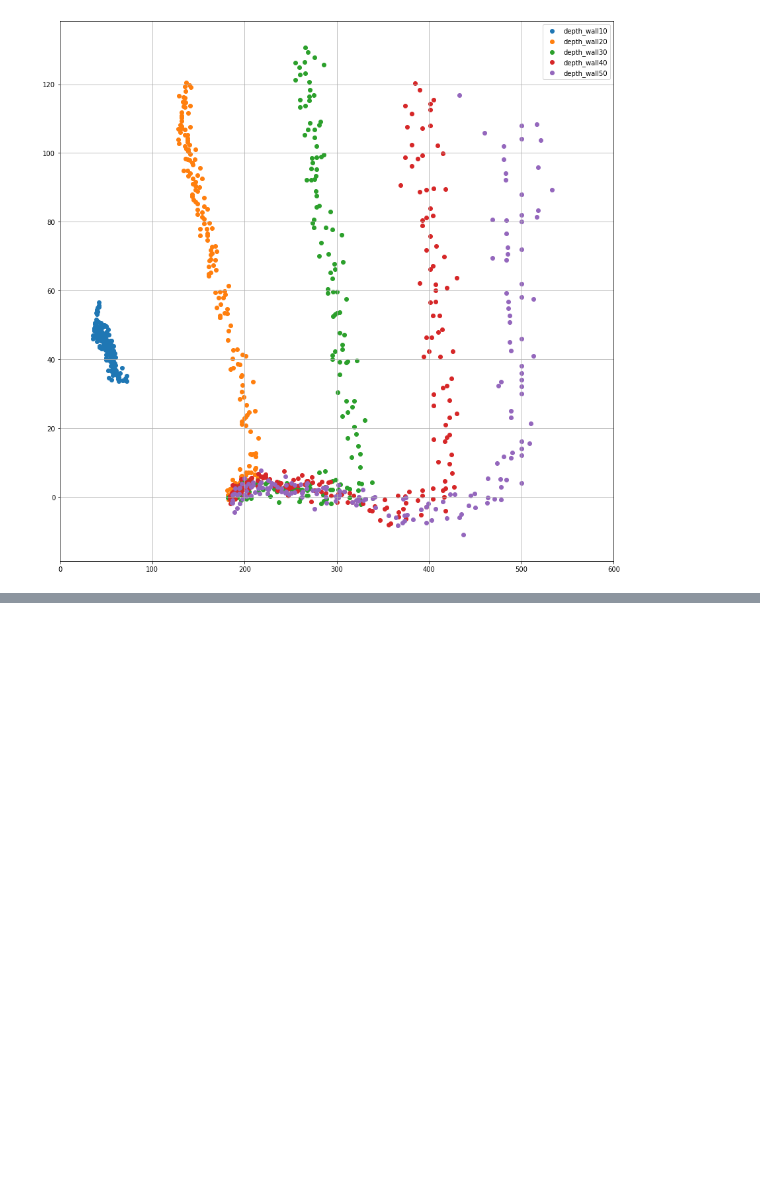
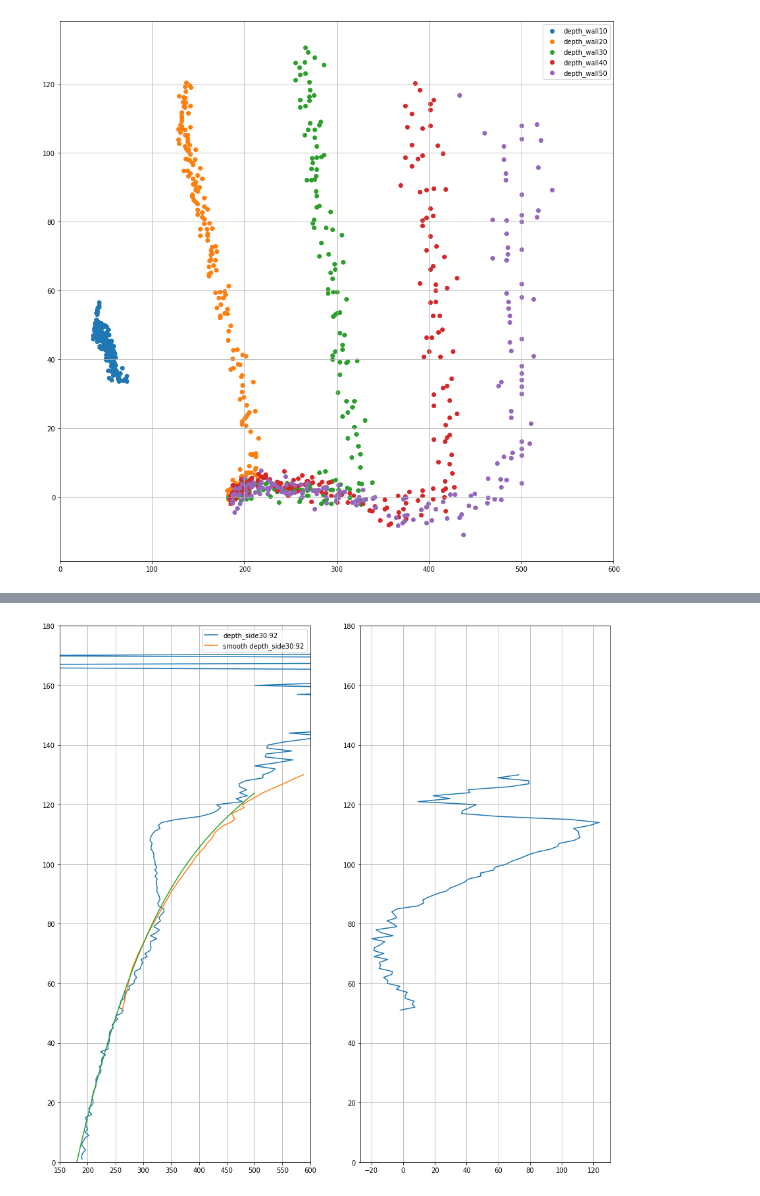
Before and after one commit to dimatoys/srobot, a Jupyter notebook: analysis/camera3.ipynb, the cells around one changed output, grey strips where cells are left out. Saved outputs shown, nothing was run; the diff lists cells and outputs as text; code cells hidden in the pictures; blank space fills up the shorter version.

```diff
--- a/analysis/camera3.ipynb
+++ b/analysis/camera3.ipynb
@@ -53,6 +53,14 @@ def getImage(img):
             v = int((img[x,y] - vmin) * 255 / (vmax - vmin))
             array[y,x] = v
     return Image.fromarray(array)
+
+def getSMatrix(d):
+    size = d * 2 + 1
+    X = np.zeros((size, 2))
+    for i in range(size):
+        X[i,0] = i - d
+        X[i,1] = 1
+    return np.linalg.inv(X.T @ X) @ X.T
 # %%
 from scipy.ndimage import convolve
 from math import *
@@ -478,0 +498,75 @@ plt.show()
+# %%
+from scipy.ndimage import convolve
+from math import *
+
+import matplotlib.pyplot as plt
+plt.rcParams["figure.figsize"] = (15,15)
+fig, ax = plt.subplots(1,2)
+
+def dscatter5(ax, file, x0):
+    s = 50
+    S = getSMatrix(s)
+    yv = np.zeros((s * 2 + 1, 1))
+
+
+    img = load_img(file)
+    xd = []
+    yd = []
+
+    xs = []
+    ys = []
+
+    xp = []
+
+    for y in range(height):
+        d = img[x0,y]
+        xd.append(d)
+        yd.append(height - y)
+
+        if y >= s and y < height -s:
+            for i in range(s * 2 + 1):
+                yv[i,0] = img[x0, y + i -s]
+            sm = S @ yv
+            #xp.append(sm[0])
+            xp.append(sm[1] - d)
+            xs.append(sm[1])
+            ys.append(height - y)
+
+    ax[0].plot(xd, yd, label=f"{file}:{x0}")
+    ax[0].plot(xs, ys, label=f"smooth {file}:{x0}")
+    ax[1].plot(xp, ys, label=f"{file}:{x0}")
+
+
+#dscatter5(ax, "depth_side10", xc)
+#scatter5(ax, "depth_side20", xc)
+dscatter5(ax, "depth_side30", xc)
+#dscatter5(ax, "depth_side40", xc)
+#dscatter5(ax, "depth_side50", xc)
+#dscatter5(ax, "depth_wall10", xc)
+#dscatter5(ax, "depth_wall20", xc)
+#dscatter5(ax, "depth_wall30", xc)
+#dscatter5(ax, "depth_wall40", xc)
+#dscatter5(ax, "depth_wall50", xc)
+#dscatter5(ax, "depth_wall70", xc)
+
+xp = []
+yp = []
+for x in range(170, 500):
+    xp.append(x)
+    yp.append(fy(x))
+ax[0].plot(xp,yp)
+
+
+
+
+ax[0].grid(True)
+ax[1].grid(True)
+ax[0].legend()
+ax[0].set_ylim(0,height)
+ax[1].set_ylim(0,height)
+ax[0].set_xlim(150,600)
+#ax[1].set_xlim(-10,10)
+
+plt.show()
+# %% [output]
+[figure, added]
```
Also changed, not shown: parts of 4 cells of this notebook.
